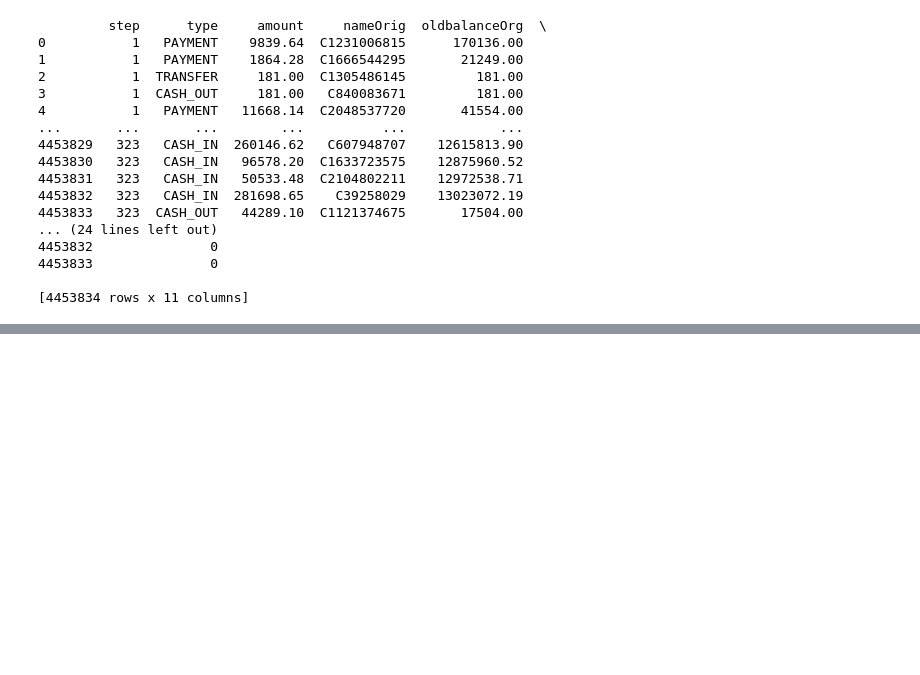
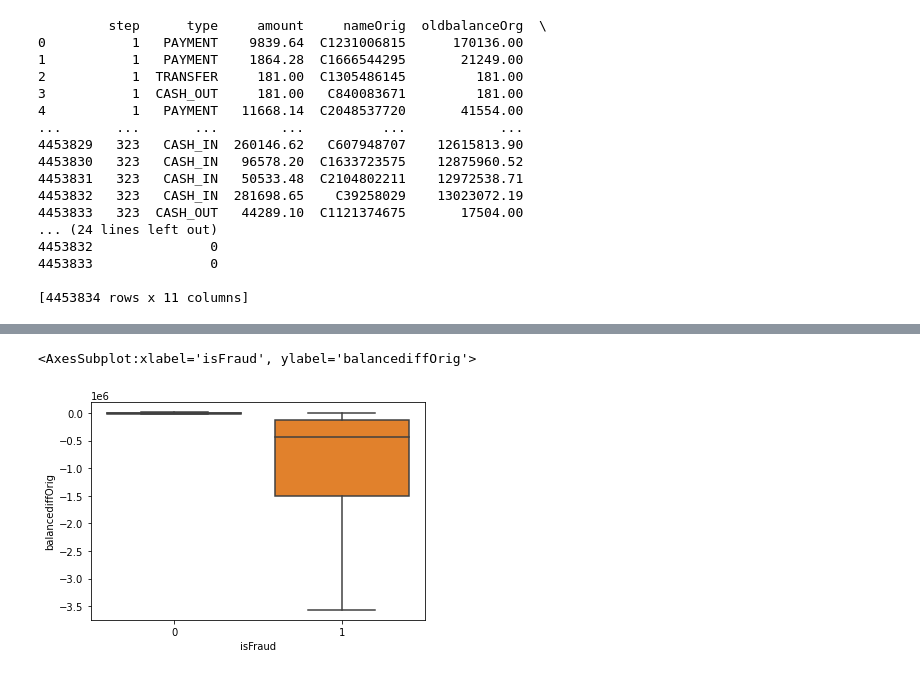
Before and after one commit to Bhavya-Hingorani/Cyber-Seth, a Jupyter notebook: module1.ipynb, the cells around one changed output, grey strips where cells are left out. Cells and saved outputs as stored; diff of their text form; code cells hidden in the pictures; blank space fills up the shorter version.

```diff
--- a/module1.ipynb
+++ b/module1.ipynb
@@ -6,7 +6,7 @@ import pandas as pd
 import seaborn as sns
 from sklearn.model_selection import train_test_split
 # %%
-dataFrame = pd.read_csv('C:\\Users\\Bhavya Hingorani\\Desktop\\dataset.csv')
+dataFrame = pd.read_csv('../dataset.csv')
 # %%
 trainSet  = dataFrame.iloc[:int(((len(dataFrame)*70)/100))]
 testSet  = dataFrame.iloc[int(((len(dataFrame)*70)/100)):]
@@ -29,3 +29,7 @@ print(trainSet)
 4453833               0
 
 [4453834 rows x 11 columns]
+# %%
+dataFrame['merchant'] = dataFrame['nameDest'].str.contains('M')
+
+dataFrame.head(10)
@@ -31,0 +56,5 @@ print(trainSet)
+# %%
+dataFrame['balancediffOrig'] = dataFrame['newbalanceOrig'] - dataFrame['oldbalanceOrg']
+dataFrame['balancediffDest'] = dataFrame['newbalanceDest'] - dataFrame['oldbalanceDest']
+
+dataFrame.head(10)
@@ -31,0 +73,5 @@ print(trainSet)
+# %%
+sns.boxplot(x="isFraud", y="balancediffOrig", data=dataFrame,showfliers=False)
+# %% [output]
+<AxesSubplot:xlabel='isFraud', ylabel='balancediffOrig'>
+[figure, added]
```
Also changed, not shown: parts of 8 cells of this notebook.
